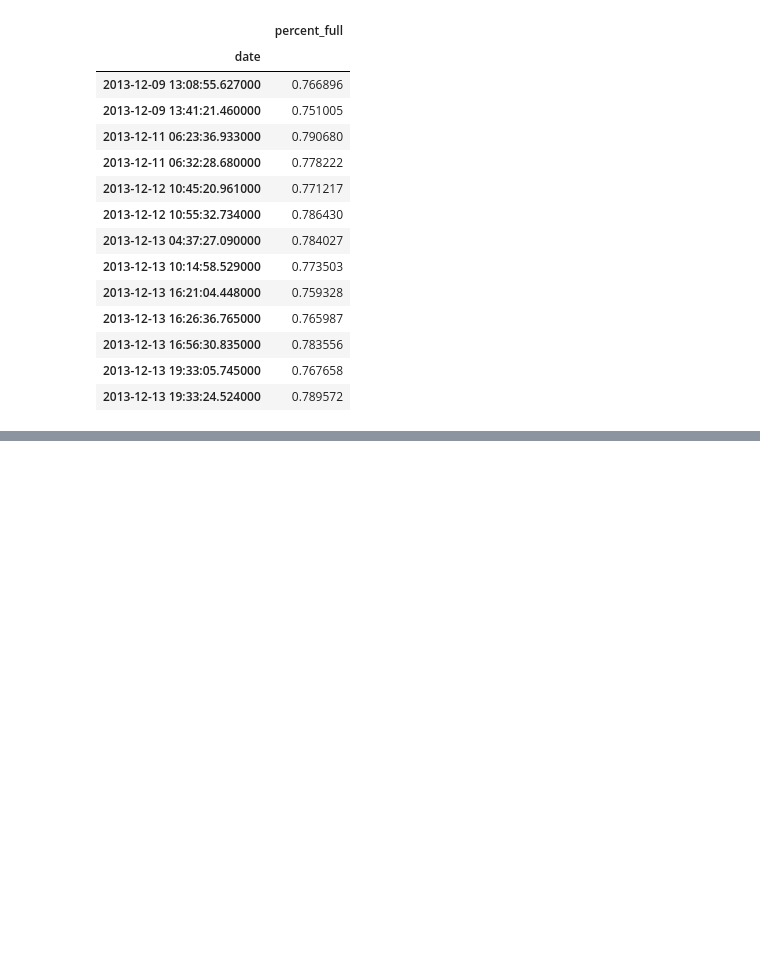
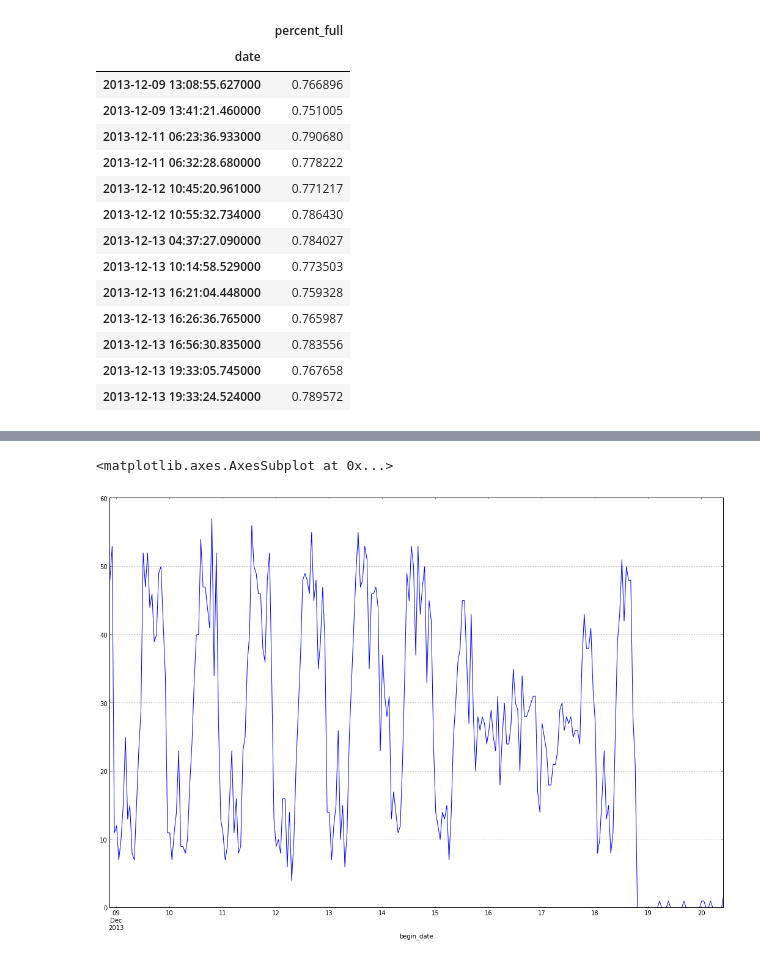
Before and after one commit to riptano/logparse, a Jupyter notebook: example.ipynb, the cells around one changed output, grey strips where cells are left out. Saved outputs shown, nothing was run; the diff lists cells and outputs as text; code cells hidden in the pictures; blank space fills up the shorter version.

```diff
--- a/example.ipynb
+++ b/example.ipynb
@@ -84,3 +79,8 @@ compactions.describe()
 | 50% | 12812.500000 | 2.960630e+07 | 3.011574e+07 | 101.000000 | 2.532223 | 4.000000 | 145.000000 | ... |
 | 75% | 18701.500000 | 4.491040e+07 | 4.575721e+07 | 102.000000 | 2.706718 | 4.000000 | 189.000000 | ... |
 | max | 9451183.000000 | 1.351363e+10 | 9.014415e+09 | 123.000000 | 10.002235 | 5.000000 | 334676.000000 | ... |
+# %%
+compactions['rate'].resample('H', how='count').plot()
+# %% [output]
+<matplotlib.axes.AxesSubplot at 0x...>
+[figure, added]
```
Also changed, not shown: parts of 16 cells of this notebook.
